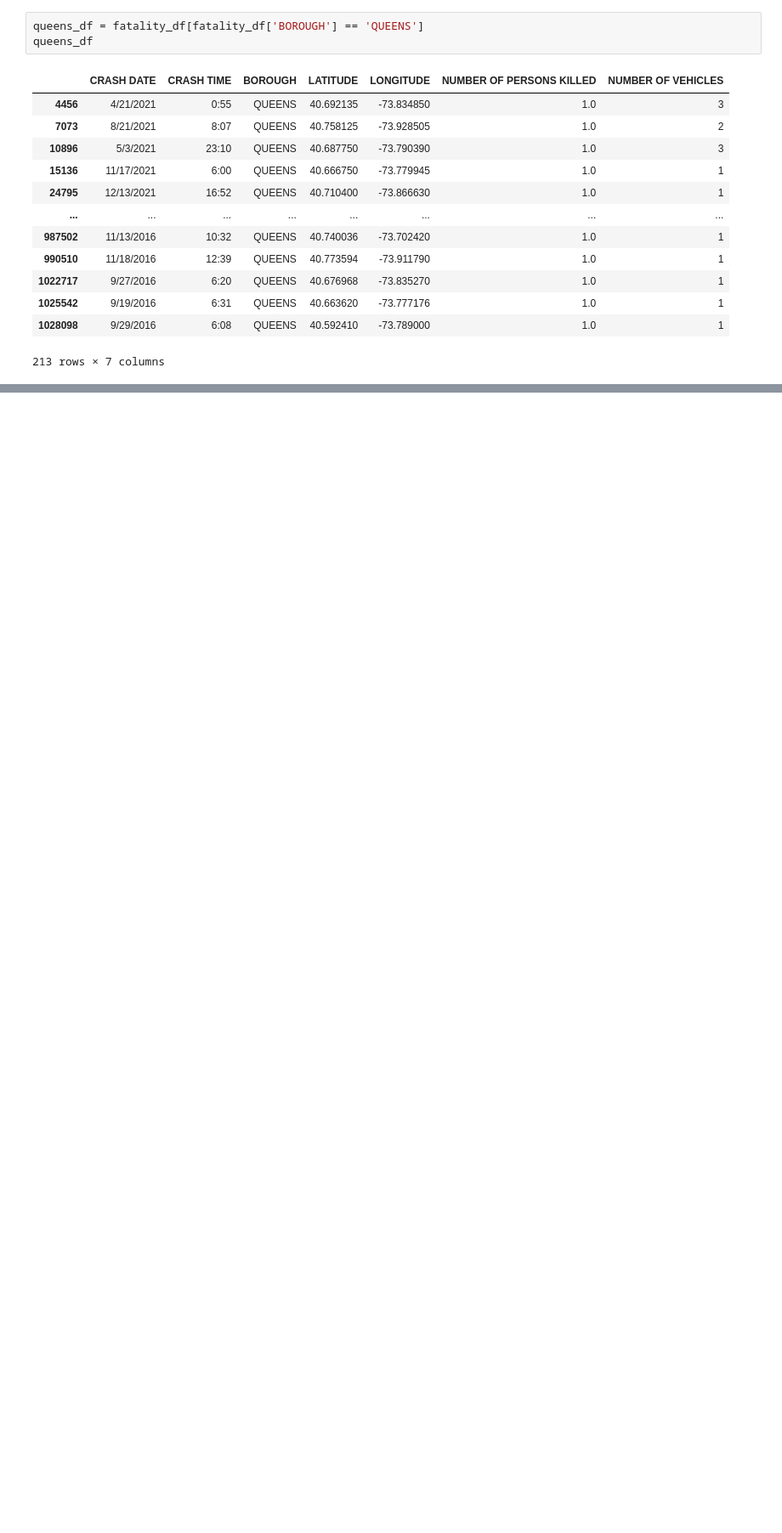
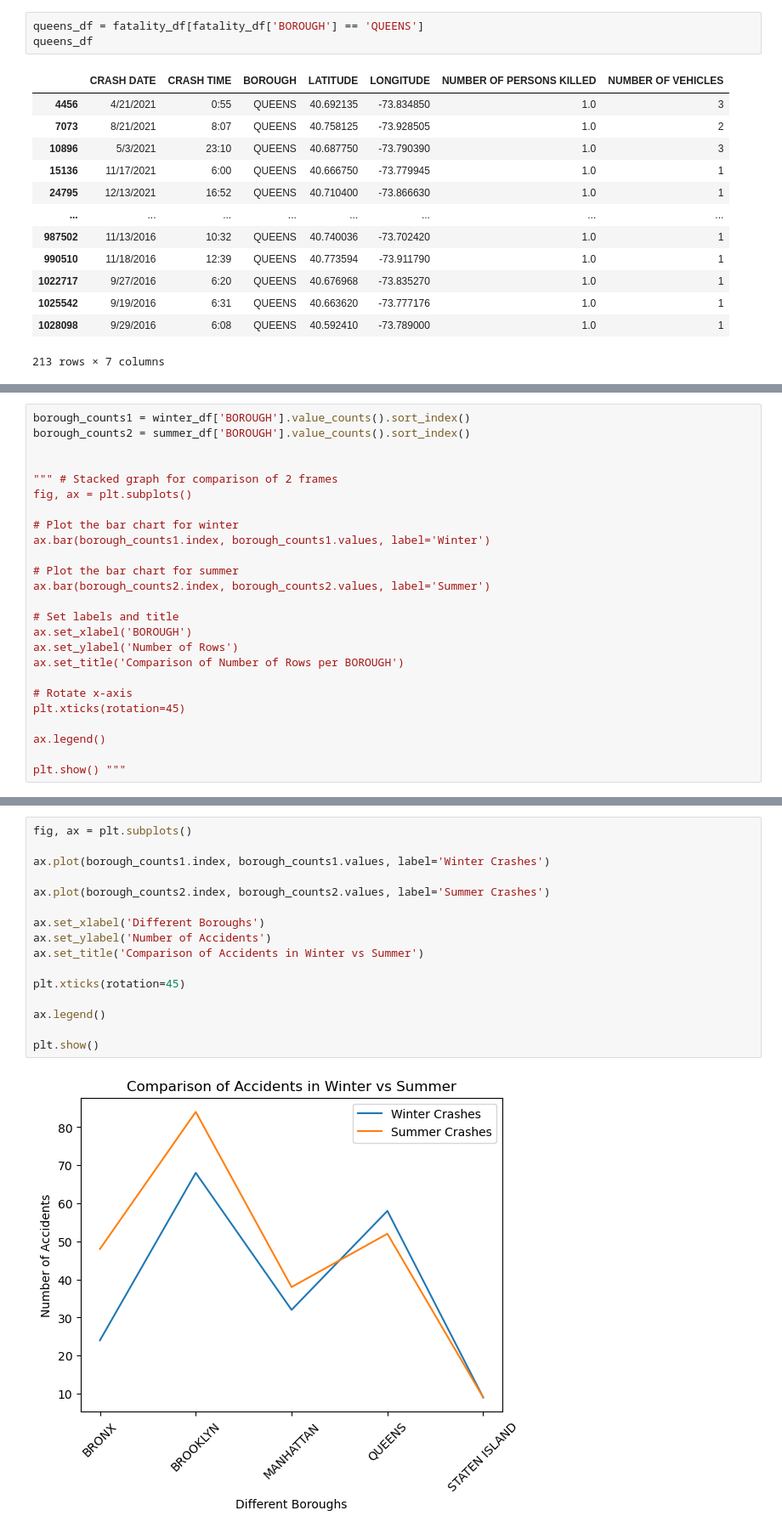
Before and after one commit to azbennett/group_project_1, a Jupyter notebook: crash_data.ipynb, the cells around one changed output, grey strips where cells are left out. Shown: that part at 85% size. Saved outputs shown, nothing was run; the diff lists cells and outputs as text; blank space fills up the shorter version.

```diff
--- a/crash_data.ipynb
+++ b/crash_data.ipynb
@@ -321,0 +369,25 @@ crash_map
+# %%
+borough_counts1 = winter_df['BOROUGH'].value_counts().sort_index()
+borough_counts2 = summer_df['BOROUGH'].value_counts().sort_index()
+
+
+""" # Stacked graph for comparison of 2 frames
+fig, ax = plt.subplots()
+
+# Plot the bar chart for winter
+ax.bar(borough_counts1.index, borough_counts1.values, label='Winter')
+
+# Plot the bar chart for summer
+ax.bar(borough_counts2.index, borough_counts2.values, label='Summer')
+
+# Set labels and title
+ax.set_xlabel('BOROUGH')
+ax.set_ylabel('Number of Rows')
+ax.set_title('Comparison of Number of Rows per BOROUGH')
+
+# Rotate x-axis
+plt.xticks(rotation=45)
+
+ax.legend()
+
+plt.show() """
@@ -321,0 +437,18 @@ crash_map
+# %%
+fig, ax = plt.subplots()
+
+ax.plot(borough_counts1.index, borough_counts1.values, label='Winter Crashes')
+
+ax.plot(borough_counts2.index, borough_counts2.values, label='Summer Crashes')
+
+ax.set_xlabel('Different Boroughs')
+ax.set_ylabel('Number of Accidents')
+ax.set_title('Comparison of Accidents in Winter vs Summer')
+
+plt.xticks(rotation=45)
+
+ax.legend()
+
+plt.show()
+# %% [output]
+[figure, added]
```
Also changed, not shown: parts of 14 cells of this notebook.
